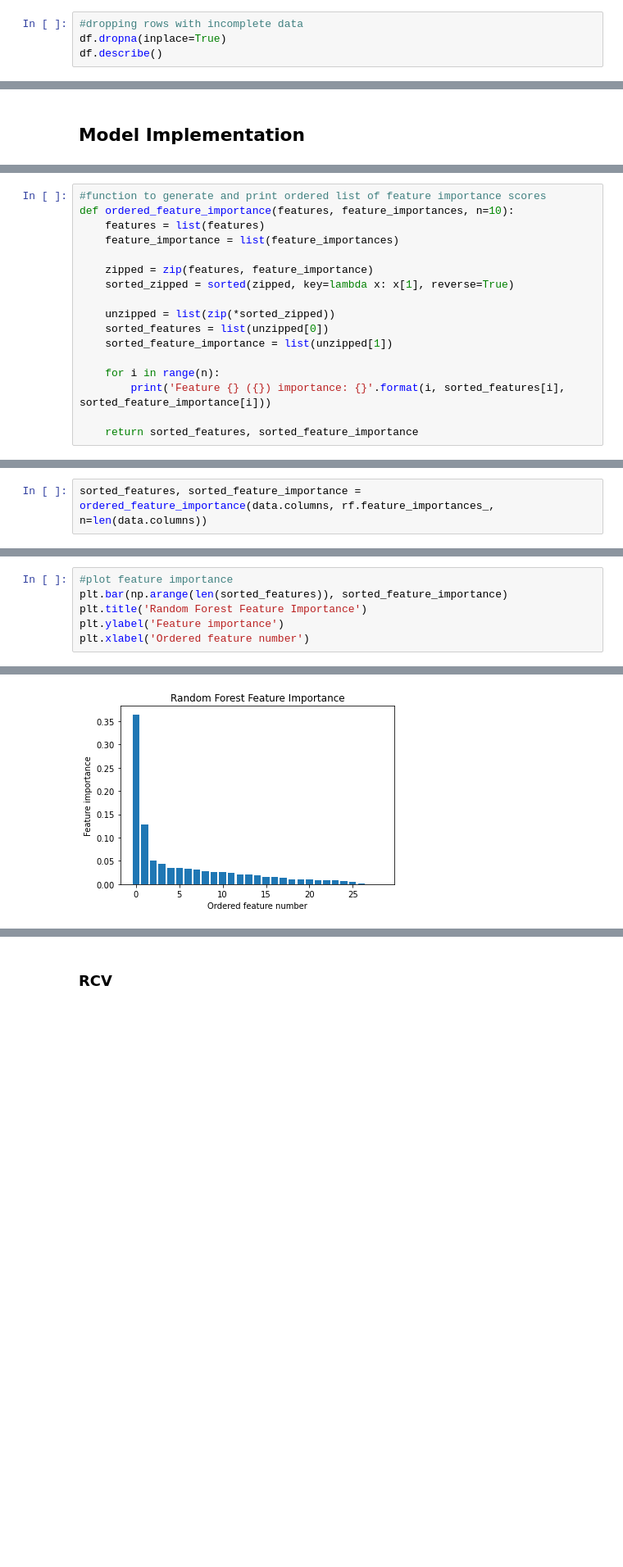
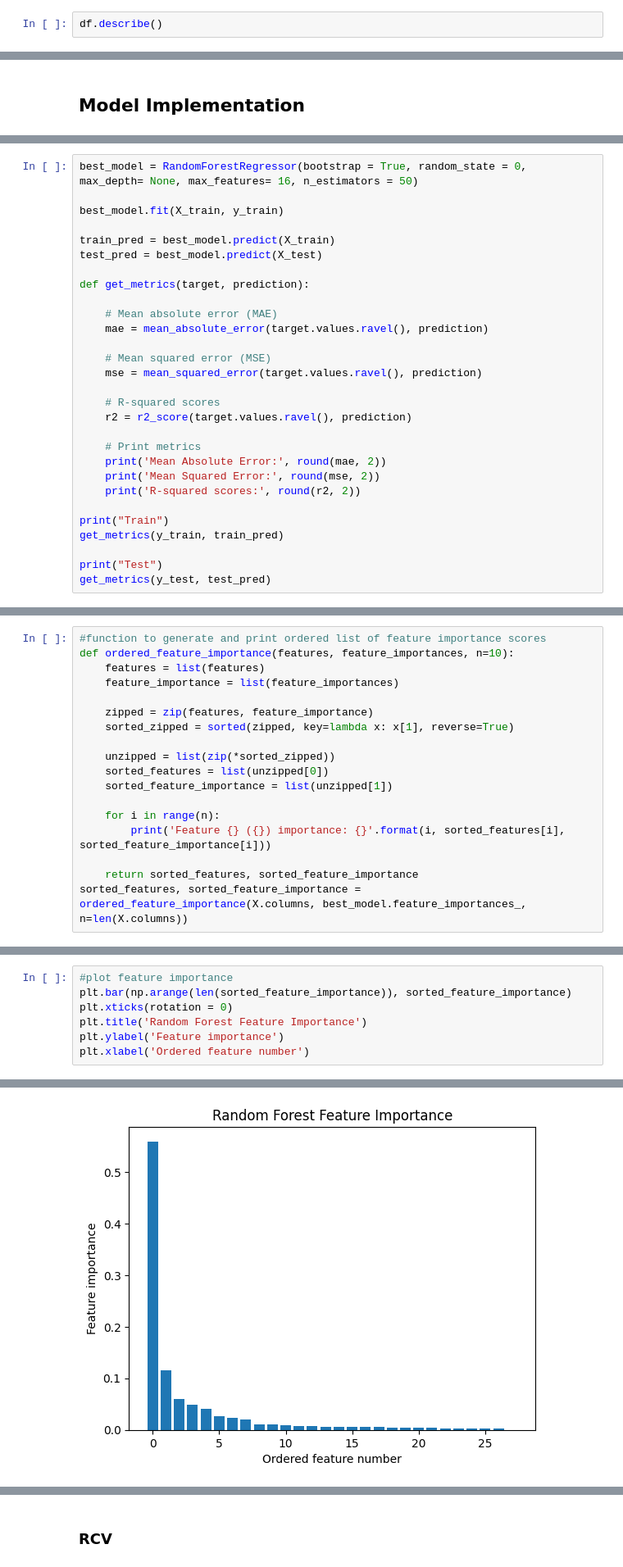
Before and after one commit to jnshzk/capstone, a Jupyter notebook: models.ipynb, the cells around one changed output, grey strips where cells are left out. Shown at 82% size. Cells and saved outputs as stored; diff of their text form; blank space fills up the shorter version.

Commit message:
added train test prediction and more Visualization

```diff
--- a/models.ipynb
+++ b/models.ipynb
@@ -129,5 +214,3 @@ df[df['total_voters_black'].isnull()]
 # %%
-#dropping rows with incomplete data
-df.dropna(inplace=True)
 df.describe()
 # %% [output]
@@ -173,0 +292,29 @@ Train r_squared:  0.9457887665443636
+# %%
+best_model = RandomForestRegressor(bootstrap = True, random_state = 0, max_depth= None, max_features= 16, n_estimators = 50)
+
+best_model.fit(X_train, y_train)
+
+train_pred = best_model.predict(X_train)
+test_pred = best_model.predict(X_test)
+
+def get_metrics(target, prediction):
+
+    # Mean absolute error (MAE)
+    mae = mean_absolute_error(target.values.ravel(), prediction)
+
+    # Mean squared error (MSE)
+    mse = mean_squared_error(target.values.ravel(), prediction)
+
+    # R-squared scores
+    r2 = r2_score(target.values.ravel(), prediction)
+
+    # Print metrics
+    print('Mean Absolute Error:', round(mae, 2))
+    print('Mean Squared Error:', round(mse, 2))
+    print('R-squared scores:', round(r2, 2))
+
+print("Train")
+get_metrics(y_train, train_pred)
+
+print("Test")
+get_metrics(y_test, test_pred)
@@ -188,3 +344,4 @@ def ordered_feature_importance(features, feature_importances, n=10):
         print('Feature {} ({}) importance: {}'.format(i, sorted_features[i], sorted_feature_importance[i]))
 
     return sorted_features, sorted_feature_importance
+sorted_features, sorted_feature_importance = ordered_feature_importance(X.columns, best_model.feature_importances_, n=len(X.columns))
@@ -191,2 +365,0 @@ def ordered_feature_importance(features, feature_importances, n=10):
-# %%
-sorted_features, sorted_feature_importance = ordered_feature_importance(data.columns, rf.feature_importances_, n=len(data.columns))
@@ -211,9 +366,10 @@ Feature 28 (elec_type_Local_or_Municipal) importance: 0.0001657752681256463
 # %%
 #plot feature importance
-plt.bar(np.arange(len(sorted_features)), sorted_feature_importance)
+plt.bar(np.arange(len(sorted_feature_importance)), sorted_feature_importance)
+plt.xticks(rotation = 0)
 plt.title('Random Forest Feature Importance')
 plt.ylabel('Feature importance')
 plt.xlabel('Ordered feature number')
 # %% [output]
 Text(0.5, 0, 'Ordered feature number')
-[figure, old version]
+[figure, new version]
```
Also changed, not shown: parts of 35 cells of this notebook.
